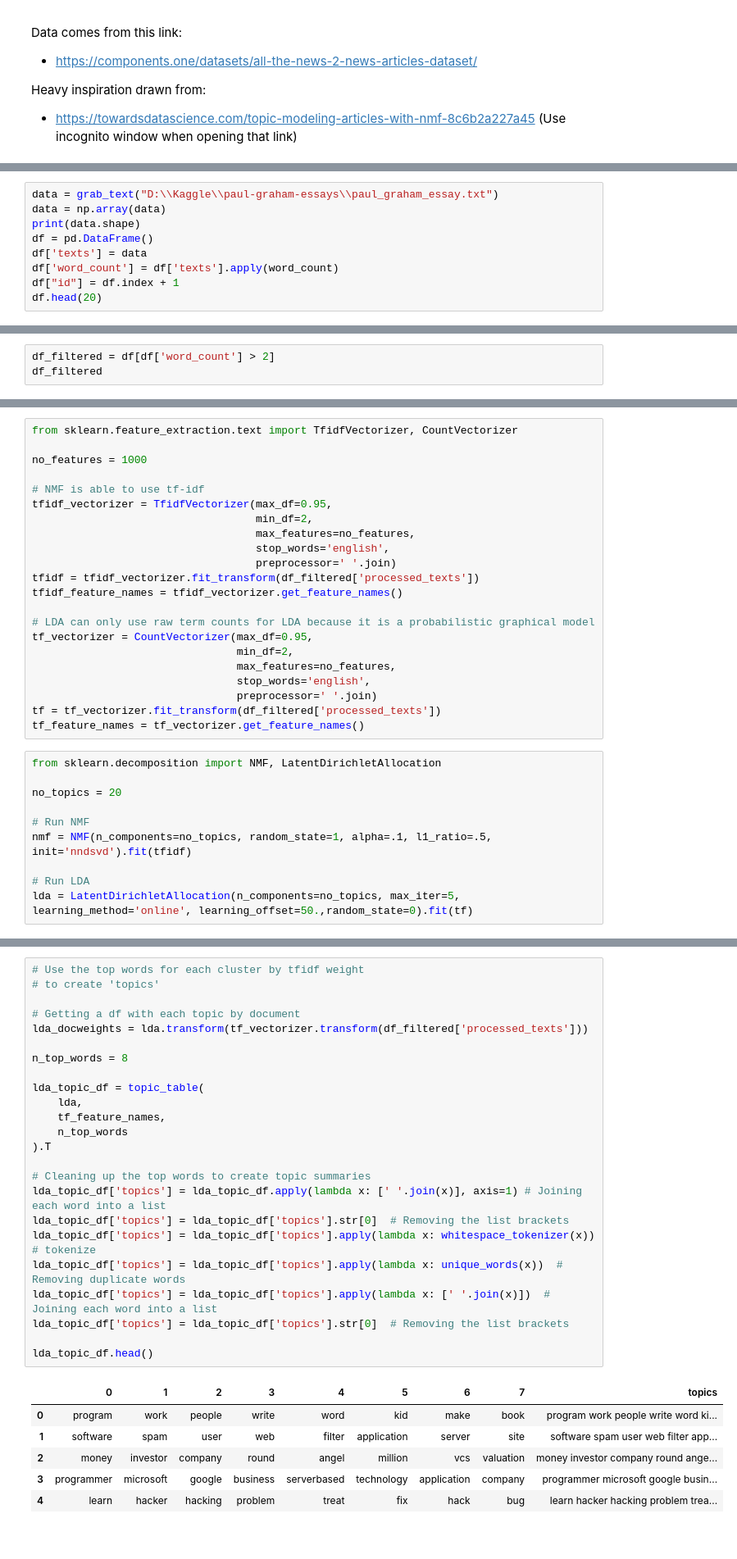
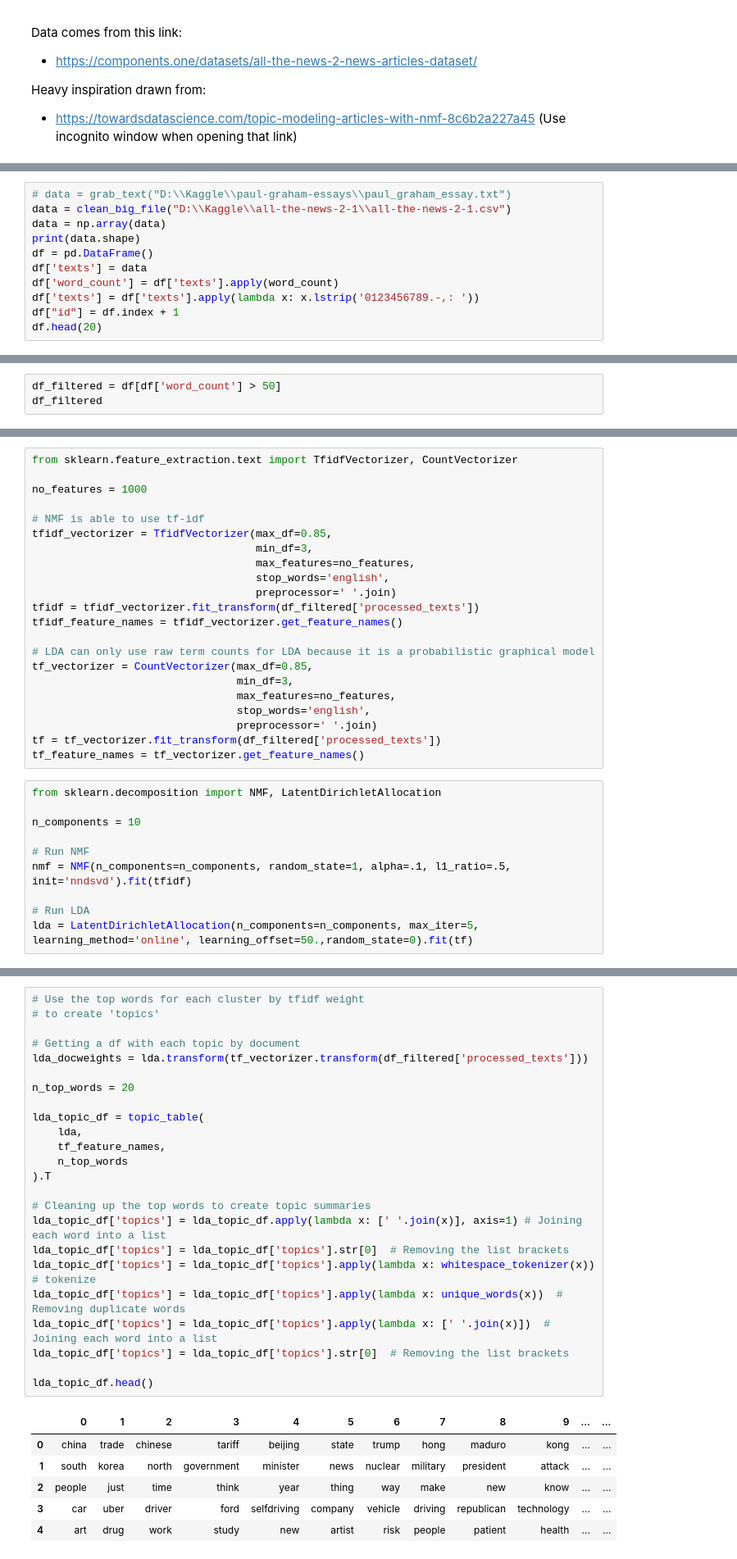
Before and after one commit to maxemileffort/paper-grading-assistant, a Jupyter notebook: Modeling.ipynb, the cells around one changed output, grey strips where cells are left out. Shown at 82% size. Saved outputs shown, nothing was run; the diff lists cells and outputs as text.

```diff
--- a/Modeling.ipynb
+++ b/Modeling.ipynb
@@ -63,12 +90,14 @@ def grab_text(path):
 [nltk_data]     C:\Users\maxw2\AppData\Roaming\nltk_data...
 [nltk_data]   Package wordnet is already up-to-date!
 # %%
-data = grab_text("D:\\Kaggle\\paul-graham-essays\\paul_graham_essay.txt")
+# data = grab_text("D:\\Kaggle\\paul-graham-essays\\paul_graham_essay.txt")
+data = clean_big_file("D:\\Kaggle\\all-the-news-2-1\\all-the-news-2-1.csv")
 data = np.array(data)
 print(data.shape)
 df = pd.DataFrame()
 df['texts'] = data
 df['word_count'] = df['texts'].apply(word_count)
+df['texts'] = df['texts'].apply(lambda x: x.lstrip('0123456789.-,: '))
 df["id"] = df.index + 1
 df.head(20)
 # %% [output]
@@ -93,5 +122,5 @@ df.head(20)
 # %%
-df_filtered = df[df['word_count'] > 2]
+df_filtered = df[df['word_count'] > 50]
 df_filtered
 # %% [output]
 |  | texts | word_count | id |
@@ -130,8 +169,8 @@ from sklearn.feature_extraction.text import TfidfVectorizer, CountVectorizer
 no_features = 1000
 
 # NMF is able to use tf-idf
-tfidf_vectorizer = TfidfVectorizer(max_df=0.95,
-                                   min_df=2,
+tfidf_vectorizer = TfidfVectorizer(max_df=0.85,
+                                   min_df=3,
                                    max_features=no_features,
                                    stop_words='english',
                                    preprocessor=' '.join)
@@ -139,8 +178,8 @@ tfidf = tfidf_vectorizer.fit_transform(df_filtered['processed_texts'])
 tfidf_feature_names = tfidf_vectorizer.get_feature_names()
 
 # LDA can only use raw term counts for LDA because it is a probabilistic graphical model
-tf_vectorizer = CountVectorizer(max_df=0.95,
-                                min_df=2,
+tf_vectorizer = CountVectorizer(max_df=0.85,
+                                min_df=3,
                                 max_features=no_features,
                                 stop_words='english',
                                 preprocessor=' '.join)
@@ -149,13 +188,13 @@ tf_feature_names = tf_vectorizer.get_feature_names()
 # %%
 from sklearn.decomposition import NMF, LatentDirichletAllocation
 
-no_topics = 20
+n_components = 10
 
 # Run NMF
-nmf = NMF(n_components=no_topics, random_state=1, alpha=.1, l1_ratio=.5, init='nndsvd').fit(tfidf)
+nmf = NMF(n_components=n_components, random_state=1, alpha=.1, l1_ratio=.5, init='nndsvd').fit(tfidf)
 
 # Run LDA
-lda = LatentDirichletAllocation(n_components=no_topics, max_iter=5, learning_method='online', learning_offset=50.,random_state=0).fit(tf)
+lda = LatentDirichletAllocation(n_components=n_components, max_iter=5, learning_method='online', learning_offset=50.,random_state=0).fit(tf)
 # %%
 # Use the top words for each cluster by tfidf weight
 # to create 'topics'
@@ -191,31 +231,31 @@ nmf_topic_df.head()
 # %%
 # Use the top words for each cluster by tfidf weight
 # to create 'topics'
 
 # Getting a df with each topic by document
 lda_docweights = lda.transform(tf_vectorizer.transform(df_filtered['processed_texts']))
 
-n_top_words = 8
+n_top_words = 20
 
 lda_topic_df = topic_table(
     lda,
     tf_feature_names,
     n_top_words
 ).T
 
 # Cleaning up the top words to create topic summaries
 lda_topic_df['topics'] = lda_topic_df.apply(lambda x: [' '.join(x)], axis=1) # Joining each word into a list
 lda_topic_df['topics'] = lda_topic_df['topics'].str[0]  # Removing the list brackets
 lda_topic_df['topics'] = lda_topic_df['topics'].apply(lambda x: whitespace_tokenizer(x)) # tokenize
 lda_topic_df['topics'] = lda_topic_df['topics'].apply(lambda x: unique_words(x))  # Removing duplicate words
 lda_topic_df['topics'] = lda_topic_df['topics'].apply(lambda x: [' '.join(x)])  # Joining each word into a list
 lda_topic_df['topics'] = lda_topic_df['topics'].str[0]  # Removing the list brackets
 
 lda_topic_df.head()
 # %% [output]
-|  | 0 | 1 | 2 | 3 | 4 | 5 | 6 | 7 | topics |
-| 0 | program | work | people | write | word | kid | make | book | program work people write word ki... |
-| 1 | software | spam | user | web | filter | application | server | site | software spam user web filter app... |
-| 2 | money | investor | company | round | angel | million | vcs | valuation | money investor company round ange... |
-| 3 | programmer | microsoft | google | business | serverbased | technology | application | company | programmer microsoft google busin... |
-| 4 | learn | hacker | hacking | problem | treat | fix | hack | bug | learn hacker hacking problem trea... |
+|  | 0 | 1 | 2 | 3 | 4 | 5 | 6 | 7 | 8 | 9 | ... | ... |
+| 0 | china | trade | chinese | tariff | beijing | state | trump | hong | maduro | kong | ... | ... |
+| 1 | south | korea | north | government | minister | news | nuclear | military | president | attack | ... | ... |
+| 2 | people | just | time | think | year | thing | way | make | new | know | ... | ... |
+| 3 | car | uber | driver | ford | selfdriving | company | vehicle | driving | republican | technology | ... | ... |
+| 4 | art | drug | work | study | new | artist | risk | people | patient | health | ... | ... |
```
Also changed, not shown: parts of 13 cells of this notebook, 1 other file.
